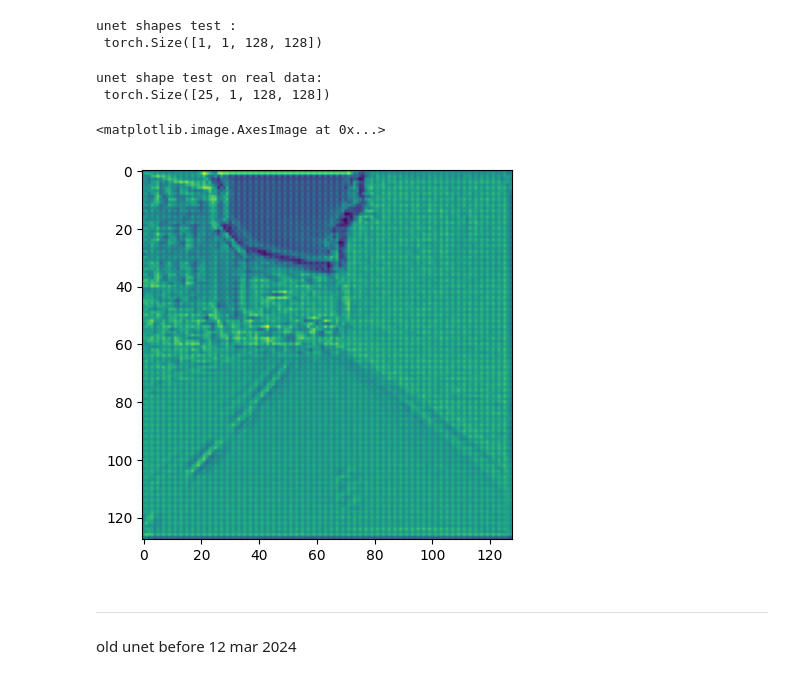
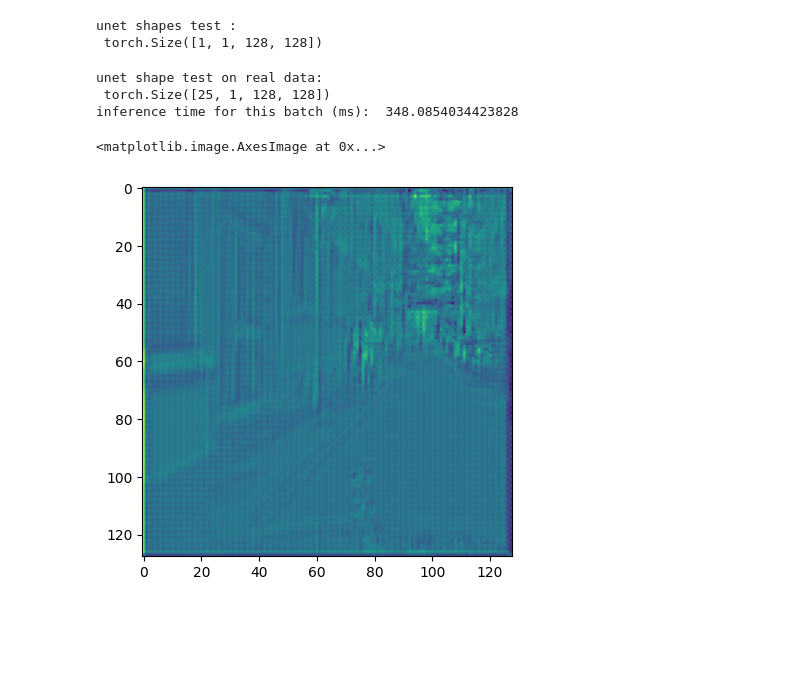
Before and after one commit to SergeiDBykov/ai-side-projects, a Jupyter notebook: road_segmentation/segmentation_model_pytorch.ipynb, the cells around one changed output. Saved outputs shown, nothing was run; the diff lists cells and outputs as text; code cells hidden in the pictures; blank space fills up the shorter version.

```diff
--- a/road_segmentation/segmentation_model_pytorch.ipynb
+++ b/road_segmentation/segmentation_model_pytorch.ipynb
@@ -102,7 +102,7 @@ import numpy as np
 import cv2
 from PIL import Image
 import torch
-torch.set_default_dtype(torch.float64)
+#torch.set_default_dtype(torch.float64) #had a lot of problems with this... e.g. https://github.com/pytorch/pytorch/issues/113758
 
 class ImageData(Dataset):
     def __init__(self, file_paths, resize=128, smooth=4):
@@ -155,8 +155,9 @@ class ImageData(Dataset):
         mask_smoothed = torch.tensor(mask_smoothed, dtype=torch.float32)  # Convert to tensor
         mask_smoothed = mask_smoothed.unsqueeze(0)
 
-        return img1, mask_smoothed
-        #return img1.to(torch(float)), mask_smoothed.to(torch(float))
+        #return img1, mask_smoothed
+        #return img1.double(), mask_smoothed.double()
+        return img1.float(), mask_smoothed.float()
 
 # Assuming you have lists of file paths for training and validation sets
 train_file_paths = [os.path.join(datapath, 'train', filename) for filename in os.listdir(os.path.join(datapath, 'train'))]
@@ -184,7 +185,8 @@ val_loader = DataLoader(val_dataset, batch_size=BATCH_SIZE)
 [torch.Size([3, 128, 128]), torch.Size([1, 128, 128])]
 # %%
 # sanity check
-images, masks = next(iter(train_loader))[0], next(iter(val_loader))[1]
+test_batch = next(iter(train_loader))[0], next(iter(train_loader))[1]
+images, masks = test_batch
 images.shape, masks.shape
 # %% [output]
 (torch.Size([25, 3, 128, 128]), torch.Size([25, 1, 128, 128]))
@@ -294,6 +296,7 @@ class UNet(nn.Module):
         self.encoder     = Encoder(enc_chs)
         self.decoder     = Decoder(dec_chs)
         self.head        = nn.Conv2d(dec_chs[-1], num_class, 1)
+        self.double()
 
     def forward(self, x):
         enc_ftrs = self.encoder(x)
@@ -302,23 +305,31 @@ class UNet(nn.Module):
 
         return out
 
-unet = UNet()
-x    = torch.randn(1, 3, 128, 128)
+#unet = UNet(enc_chs=(3,64,128,256), dec_chs=(256, 128, 64))
+unet = UNet(enc_chs=(3, 16, 32), dec_chs=(32, 16))
+unet = unet.to(device)
+x    = torch.randn(1, 3, 128, 128).type(torch.cuda.DoubleTensor).to(device)
 print('unet shapes test : \n', unet(x).shape)
 # %% [output]
 unet shapes test :
  torch.Size([1, 1, 128, 128])
-# %%
-test_batch_pred = unet(next(iter(train_loader))[0])
-print('unet shape test on real data: \n', test_batch_pred.shape)
-# %% [output]
-unet shape test on real data:
- torch.Size([25, 1, 128, 128])
+# %%
+import time
+
+t0 = time.time()
+test_batch_pred = unet(test_batch[0].type(torch.cuda.DoubleTensor).to(device))
+t1 = time.time()
+print('unet shape test on real data: \n', test_batch_pred.shape)
+print('inference time for this batch (ms): ', 1000*(t1-t0))
+# %% [output]
+unet shape test on real data:
+ torch.Size([25, 1, 128, 128])
+inference time for this batch (ms):  348.0854034423828
 # %%
-plt.imshow(test_batch_pred[0].detach().numpy()[0])
+plt.imshow(test_batch_pred[1].cpu().detach().numpy()[0])
 # %% [output]
 <matplotlib.image.AxesImage at 0x...>
-[figure, old version]
+[figure, new version]
 # %%
 
 optimizer = torch.optim.Adam(params = unet.parameters(),
@@ -348,4 +340,0 @@ for i in range(EPOCHS):
-# %% [markdown]
-----
-
-old unet before 12 mar 2024
```
Also changed, not shown: parts of 8 cells of this notebook.
